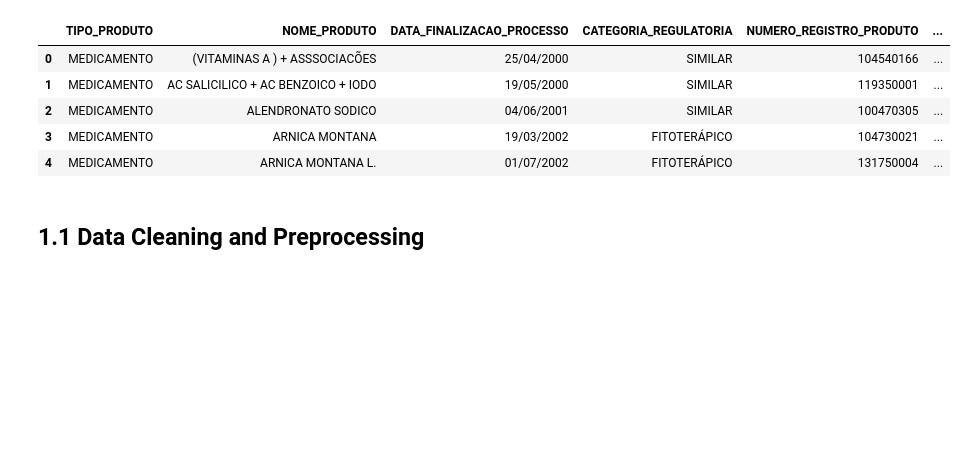
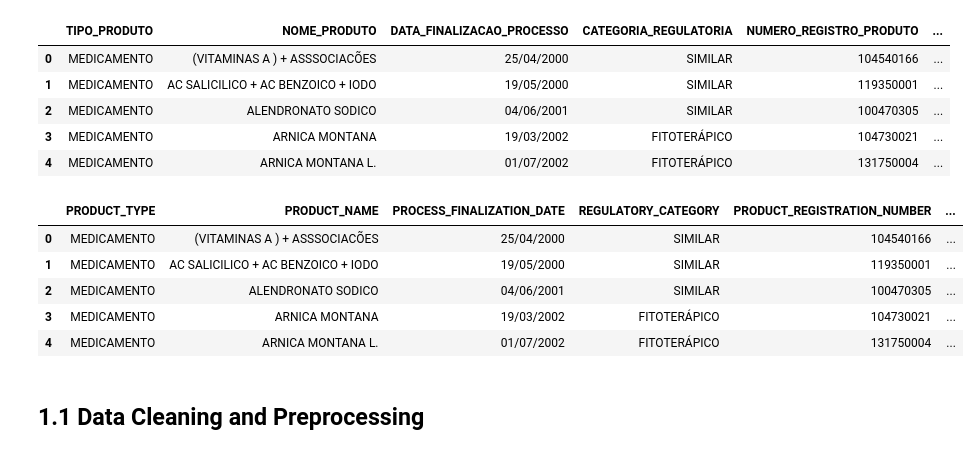
Before and after one commit to leandrodmf/Drug_Reg_ANVISA, a Jupyter notebook: Drug_Reg_ANVISA.ipynb, the cells around one changed output. Saved outputs shown, nothing was run; the diff lists cells and outputs as text; code cells hidden in the pictures; blank space fills up the shorter version.

```diff
--- a/Drug_Reg_ANVISA.ipynb
+++ b/Drug_Reg_ANVISA.ipynb
@@ -38,7 +36,7 @@ The script loads and preprocesses the data using the StandardScaler class from t
 import pandas as pd
 
 # Loading the data
-df = pd.read_csv('/content/drive/MyDrive/Colab Notebooks/Projetos/RegMed/DADOS_ABERTOS_MEDICAMENTOS.csv', sep=';', encoding='latin-1')
+df = pd.read_csv('/content/DADOS_ABERTOS_MEDICAMENTOS.csv', sep=';', encoding='latin-1')
 df.head()
 # %% [output]
 |  | TIPO_PRODUTO | NOME_PRODUTO | DATA_FINALIZACAO_PROCESSO | CATEGORIA_REGULATORIA | NUMERO_REGISTRO_PRODUTO | ... |
@@ -50,17 +48,25 @@ df.head()
 # %%
 translation_dict = {
     "TIPO_PRODUTO": "PRODUCT_TYPE",
     "NOME_PRODUTO": "PRODUCT_NAME",
     "DATA_FINALIZACAO_PROCESSO": "PROCESS_FINALIZATION_DATE",
     "CATEGORIA_REGULATORIA": "REGULATORY_CATEGORY",
     "NUMERO_REGISTRO_PRODUTO": "PRODUCT_REGISTRATION_NUMBER",
     "DATA_VENCIMENTO_REGISTRO": "REGISTRATION_EXPIRATION_DATE",
     "NUMERO_PROCESSO": "PROCESS_NUMBER",
     "CLASSE_TERAPEUTICA": "THERAPEUTIC_CLASS",
     "EMPRESA_DETENTORA_REGISTRO": "REGISTRATION_HOLDER_COMPANY",
     "SITUACAO_REGISTRO": "REGISTRATION_STATUS",
     "PRINCIPIO_ATIVO": "ACTIVE_INGREDIENT"
 }
 
 # Renaming the columns names
 df = df.rename(columns=translation_dict)
+df.head()
+# %% [output]
+|  | PRODUCT_TYPE | PRODUCT_NAME | PROCESS_FINALIZATION_DATE | REGULATORY_CATEGORY | PRODUCT_REGISTRATION_NUMBER | ... |
+| 0 | MEDICAMENTO | (VITAMINAS A ) + ASSSOCIACÕES | 25/04/2000 | SIMILAR | 104540166 | ... |
+| 1 | MEDICAMENTO | AC SALICILICO + AC BENZOICO + IODO | 19/05/2000 | SIMILAR | 119350001 | ... |
+| 2 | MEDICAMENTO | ALENDRONATO SODICO | 04/06/2001 | SIMILAR | 100470305 | ... |
+| 3 | MEDICAMENTO | ARNICA MONTANA | 19/03/2002 | FITOTERÁPICO | 104730021 | ... |
+| 4 | MEDICAMENTO | ARNICA MONTANA L. | 01/07/2002 | FITOTERÁPICO | 131750004 | ... |
```
Also changed, not shown: parts of 2 cells of this notebook.
